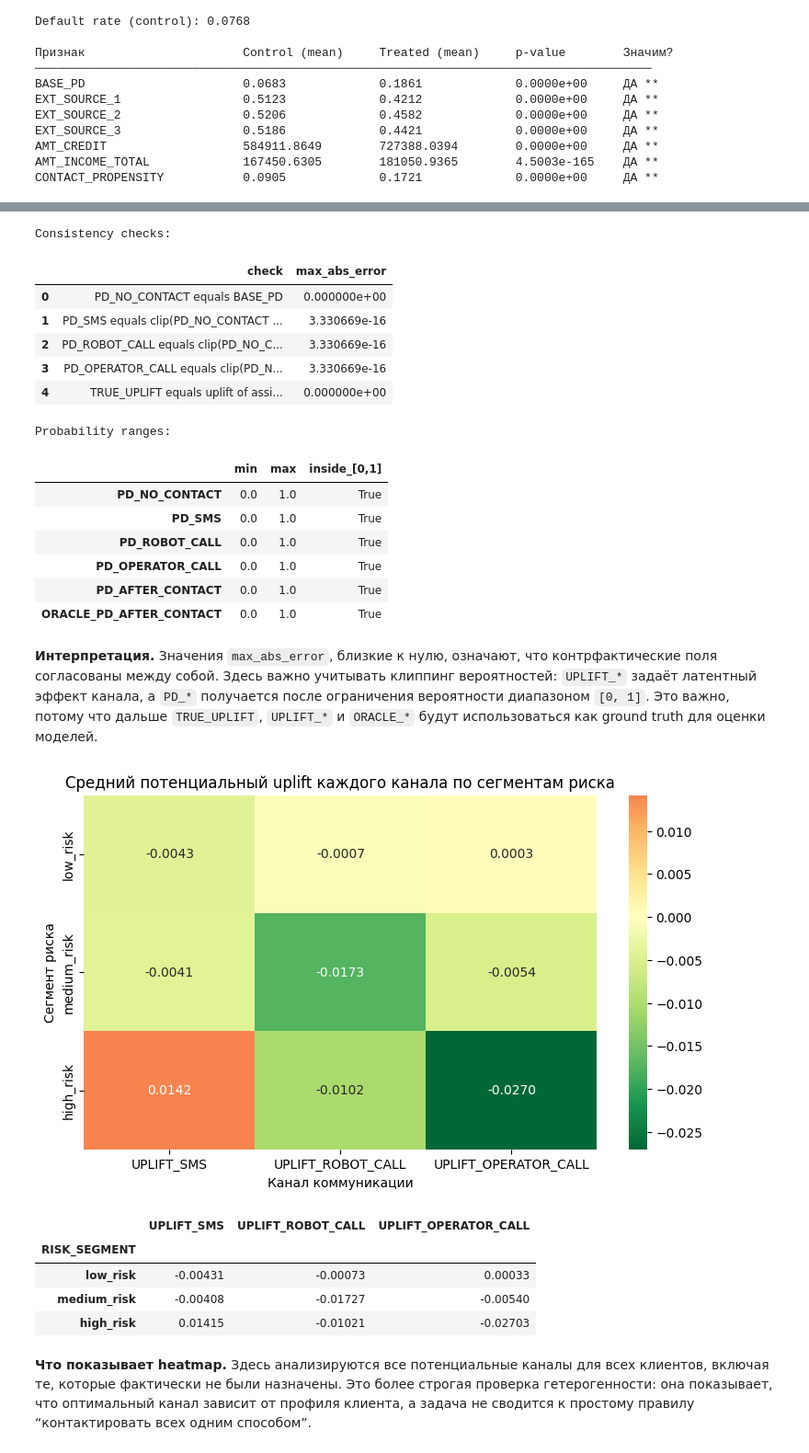
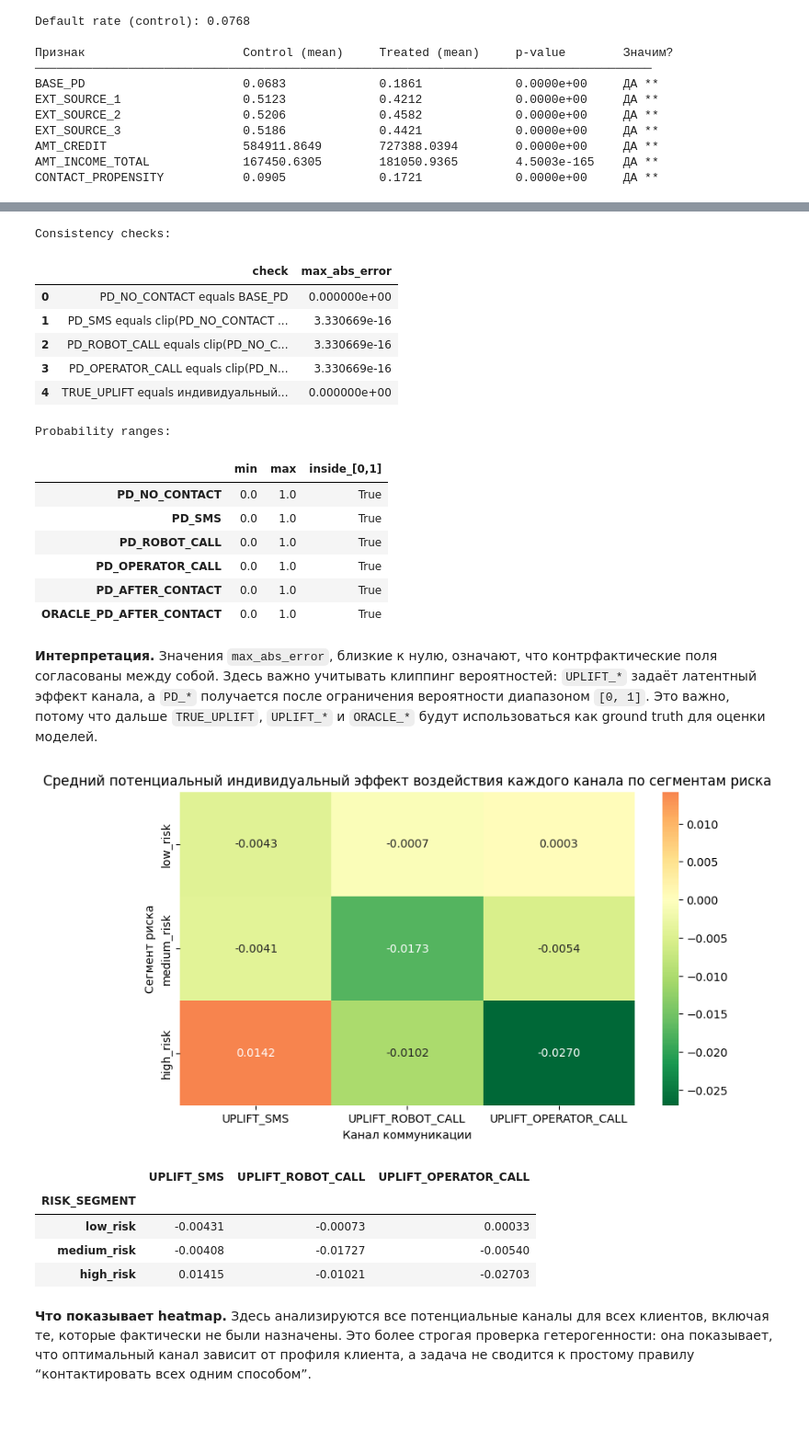
Before and after one commit to loymeding/uplift-credit-risk, a Jupyter notebook: analytic_dataset_ipynb_.ipynb, the cells around one changed output, grey strips where cells are left out. Shown at 92% size. Drawn from its saved outputs; the diff is of its cells as text; code cells hidden in the pictures; blank space fills up the shorter version.

```diff
--- a/analytic_dataset_ipynb_.ipynb
+++ b/analytic_dataset_ipynb_.ipynb
@@ -526,7 +576,7 @@ for channel, uplift_col in channel_uplift_cols.items():
     true_uplift_expected.loc[mask] = df.loc[mask, uplift_col]
 
 consistency_checks.append({
-    "check": "TRUE_UPLIFT equals uplift of assigned COMMUNICATION",
+    "check": "TRUE_UPLIFT equals индивидуальный эффект воздействия of assigned COMMUNICATION",
     "max_abs_error": (df["TRUE_UPLIFT"] - true_uplift_expected).abs().max(),
 })
 
@@ -547,7 +597,7 @@ Consistency checks:
 | 1 | PD_SMS equals clip(PD_NO_CONTACT ... | 3.330669e-16 |
 | 2 | PD_ROBOT_CALL equals clip(PD_NO_C... | 3.330669e-16 |
 | 3 | PD_OPERATOR_CALL equals clip(PD_N... | 3.330669e-16 |
-| 4 | TRUE_UPLIFT equals uplift of assi... | 0.000000e+00 |
+| 4 | TRUE_UPLIFT equals индивидуальный... | 0.000000e+00 |
 Probability ranges:
 |  | min | max | inside_[0,1] |
 | PD_NO_CONTACT | 0.0 | 1.0 | True |
@@ -561,18 +611,18 @@ Probability ranges:
 # %%
 potential_uplift_by_segment = df.groupby("RISK_SEGMENT")[[
     "UPLIFT_SMS", "UPLIFT_ROBOT_CALL", "UPLIFT_OPERATOR_CALL",
 ]].mean().reindex(["low_risk", "medium_risk", "high_risk"])
 
 plt.figure(figsize=(9, 5))
 sns.heatmap(potential_uplift_by_segment, annot=True, cmap="RdYlGn_r", center=0, fmt=".4f")
-plt.title("Средний потенциальный uplift каждого канала по сегментам риска")
+plt.title("Средний потенциальный индивидуальный эффект воздействия каждого канала по сегментам риска")
 plt.xlabel("Канал коммуникации")
 plt.ylabel("Сегмент риска")
 plt.show()
 
 potential_uplift_by_segment.round(5)
 # %% [output]
-[figure, old version]
+[figure, new version]
 |  | UPLIFT_SMS | UPLIFT_ROBOT_CALL | UPLIFT_OPERATOR_CALL |
 | RISK_SEGMENT |  |  |  |
 | low_risk | -0.00431 | -0.00073 | 0.00033 |
```
Also changed, not shown: parts of 44 cells of this notebook, 24 other files.
